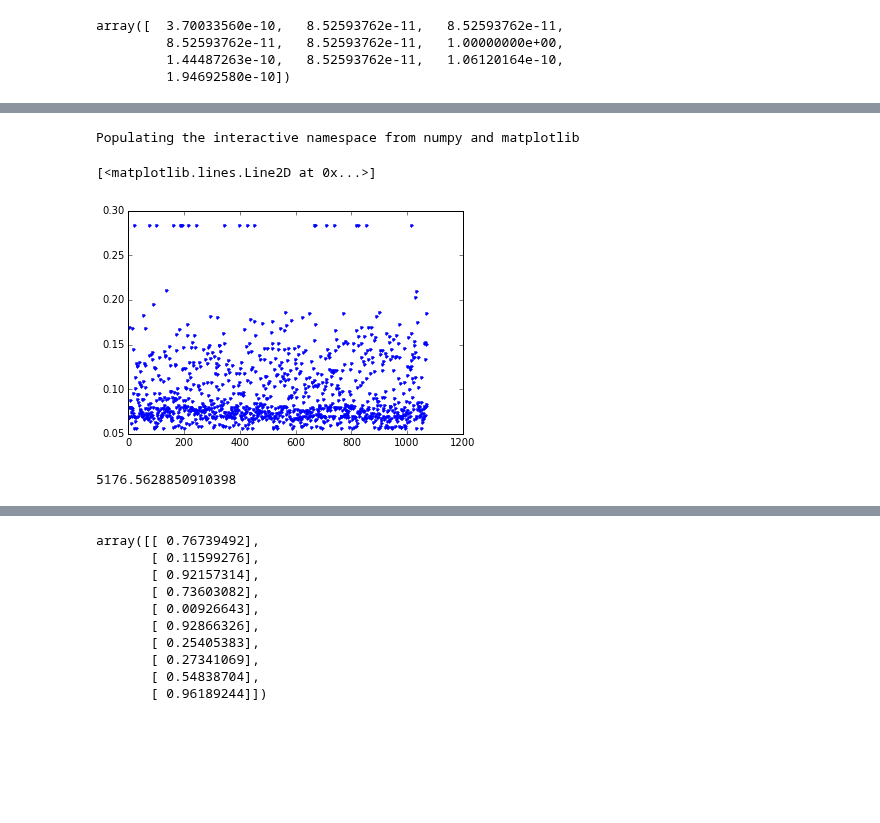
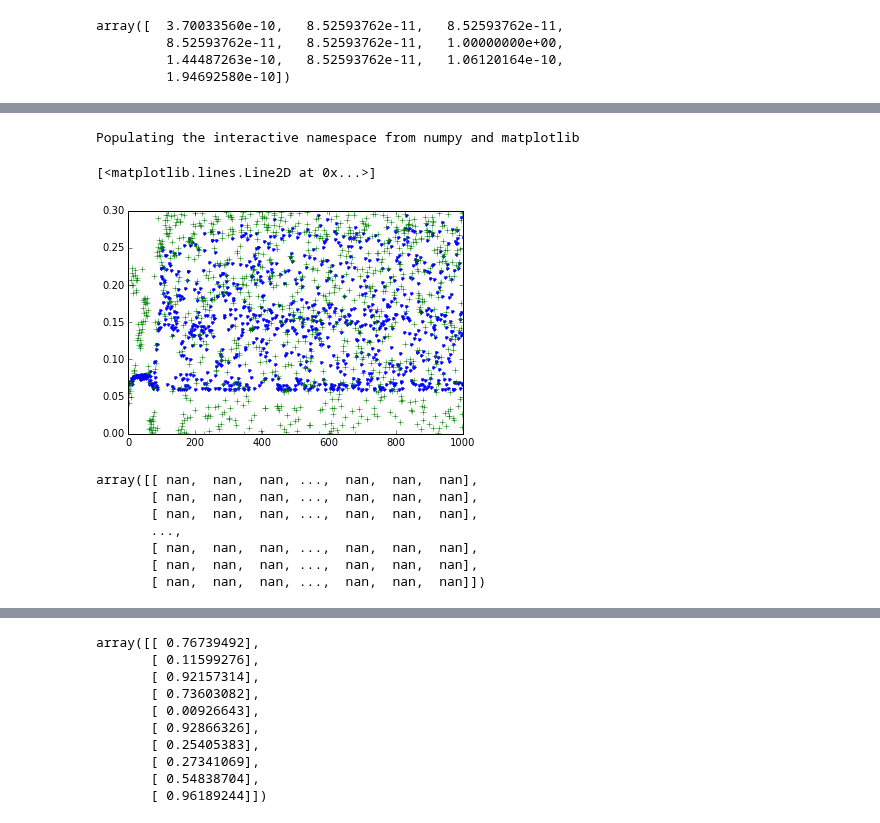
Before and after one commit to flowersteam/explauto, a Jupyter notebook: notebook/monte-ta-tete.ipynb, the cells around one changed output, grey strips where cells are left out. Cells and saved outputs as stored; diff of their text form; code cells hidden in the pictures; blank space fills up the shorter version.

```diff
--- a/notebook/monte-ta-tete.ipynb
+++ b/notebook/monte-ta-tete.ipynb
@@ -83,6 +81,7 @@ int(len(mov) * (7./8.))
 # %%
 %pylab inline
-mov = ag.motor_primitive(hstack((10000*randn(100))))[:, :]
+from explauto.utils import rand_bounds
+mov = ag.motor_primitive(rand_bounds(ag.conf.m_bounds)[0]) #  hstack((10000*randn(100))))[:, :]
 # mov = ag.motor_primitive(m_rand)[:, :]
 plot(mov)
 # %% [output]
@@ -114,6 +111,7 @@ for m in mov:
 # %%
 env.reset()
 # %%
+from numpy import zeros, array
 default = zeros(n_dmps*(n_bfs+2))
 
 import json
@@ -131,10 +129,10 @@ motor_ranges = angle_limits[:, 1] - angle_limits[:, 0]
 poppy_ag = {
 #  'm_mins': [-800] * (n_dmps * n_bfs) + list(default[:n_dmps] - 40.),
 #  'm_maxs': [800] * (n_dmps * n_bfs) + list(default[:n_dmps] + 40.),
-  'm_mins': list([-800] * (n_dmps * n_bfs)) + [-40.] * n_dmps, # + list(angle_limits[:,0]),
-  'm_maxs': list([800] * (n_dmps * n_bfs)) + [40.] * n_dmps, # + list(angle_limits[:,1]),
+  'm_mins': list([-800] * (n_dmps * n_bfs)) + list(angle_limits[:,0]), # + [-40.] * n_dmps, # + list(angle_limits[:,0]),
+  'm_maxs': list([800] * (n_dmps * n_bfs)) + list(angle_limits[:,1]), # + [40.] * n_dmps, # + list(angle_limits[:,1]),
   's_mins': [0.],
-  's_maxs': [0.6]
+  's_maxs': [0.3]
 }
 
 from explauto.utils.config import make_configuration
@@ -146,9 +140,11 @@ len(poppy_ag['m_mins'])
 # %%
 from explauto import SensorimotorModel, InterestModel
-from explauto.sensorimotor_model.nearest_neighbor import NearestNeighbor
-# sm = SensorimotorModel.from_configuration(poppy_ag_conf, 'nearest_neighbor')
-sm = NearestNeighbor(poppy_ag_conf, sigma_ratio = 1./16.)
-im = InterestModel.from_configuration(poppy_ag_conf, poppy_ag_conf.m_dims, 'random') # 'discretized_progress', 'low_card')
+from explauto.sensorimotor_model.nearest_neighbor import NearestNeighbor as Model
+#from explauto.sensorimotor_model.imle import ImleModel as Model
+from explauto.sensorimotor_model.imle import make_priors
+# sm = SensorimotorModel.from_configuration(poppy_ag_conf, 'ilo_gmm')
+sm = Model(poppy_ag_conf, sigma_ratio = 1./28.)
+im = InterestModel.from_configuration(poppy_ag_conf, poppy_ag_conf.s_dims, 'discretized_progress', 'low_card')
 ag = DmpAgent(None, None, poppy_ag_conf, sm, im)
 # %%
 ag.dmp.used = array([False]*n_dmps + [True]*(n_dmps*n_bfs) + [True]*n_dmps)
@@ -160,11 +158,13 @@ ag.dmp.motor = default
 # %%
-bootstap_range_div = 1.
+bootstap_range_div = 28.
 conf = make_configuration(ag.conf.m_mins/bootstap_range_div, ag.conf.m_maxs / bootstap_range_div, ag.conf.s_mins/bootstap_range_div, ag.conf.s_maxs/bootstap_range_div)
 #t_reset = 0.8
+from numpy.random import randn
 
 from explauto.utils import rand_bounds
 m_rand = rand_bounds(conf.m_bounds, n=4)
 for m in m_rand:
+    m[-n_dmps:] = default[:n_dmps] + motor_ranges * randn(n_dmps) / bootstap_range_div
     mov = ag.motor_primitive(m)
     s = env.update(mov)
     ag.sensorimotor_model.update(m, [s[-1]])
@@ -195,13 +212,19 @@ expe.stop()
 del im, sm, ag, expe
 # %%
 %pylab inline
-plot(expe.log.logs['perception'][0:], '.b')
-#plot(expe.log.logs['choice'][0:], '+g')
+plot(expe.log.logs['perception'][:1000], '.b')
+plot(expe.log.logs['choice'][0:1000], '+g')
 # %% [output]
 Populating the interactive namespace from numpy and matplotlib
 [<matplotlib.lines.Line2D at 0x...>]
-[figure, old version]
+[figure, new version]
 # %%
-expe.log.logs['inference'].max()
+expe.log.logs['motor']
 # %% [output]
-5176.5628850910398
+array([[ nan,  nan,  nan, ...,  nan,  nan,  nan],
+       [ nan,  nan,  nan, ...,  nan,  nan,  nan],
+       [ nan,  nan,  nan, ...,  nan,  nan,  nan],
+       ...,
+       [ nan,  nan,  nan, ...,  nan,  nan,  nan],
+       [ nan,  nan,  nan, ...,  nan,  nan,  nan],
+       [ nan,  nan,  nan, ...,  nan,  nan,  nan]])
```
Also changed, not shown: parts of 18 cells of this notebook, 1 other file.
